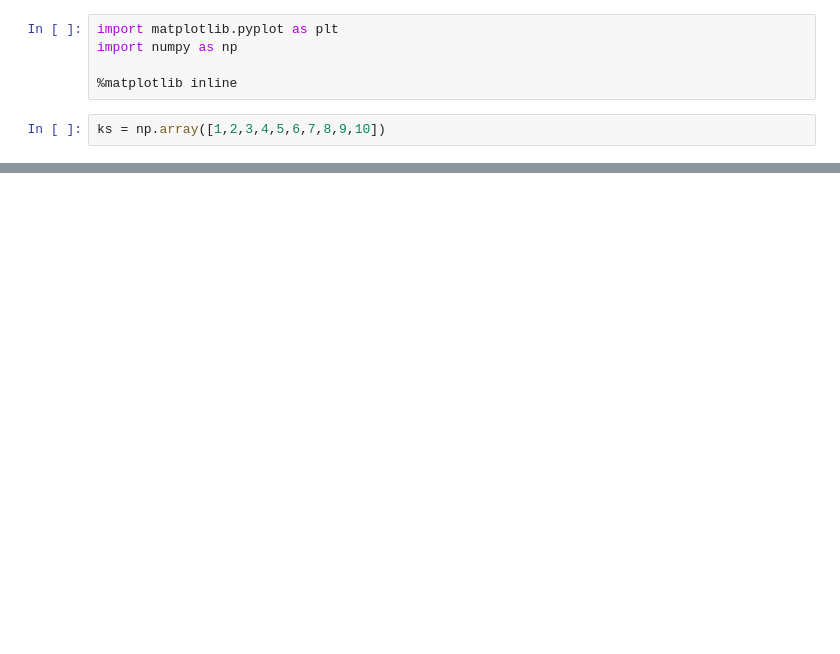
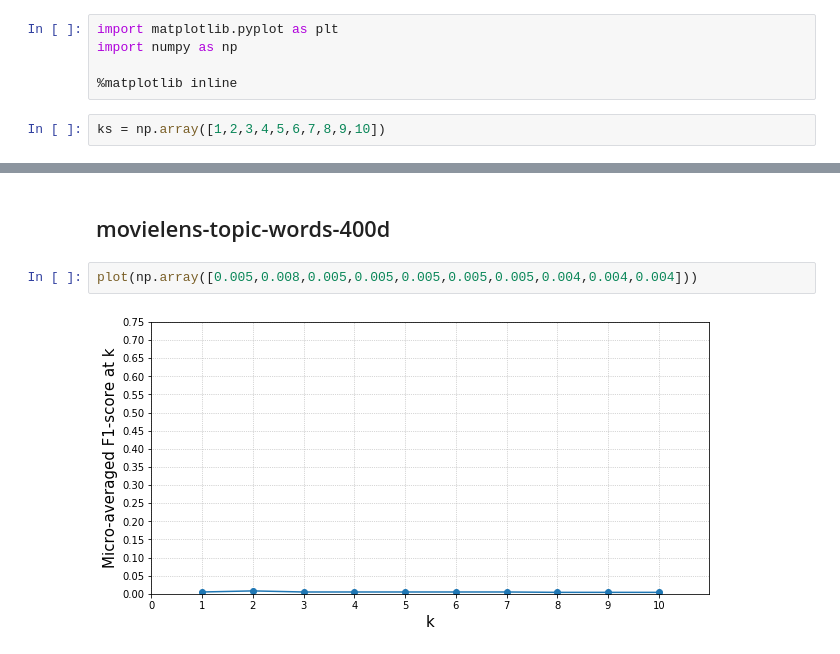
Before and after one commit to queirozfcom/auto-tagger, a Jupyter notebook: social-tags/notebooks/helper-scripts/plot-micro-f1-at-k.ipynb, the cells around one changed output, grey strips where cells are left out. Cells and saved outputs as stored; diff of their text form; blank space fills up the shorter version.

```diff
--- a/social-tags/notebooks/helper-scripts/plot-micro-f1-at-k.ipynb
+++ b/social-tags/notebooks/helper-scripts/plot-micro-f1-at-k.ipynb
@@ -52,0 +62,6 @@ plt.show()
+# %% [markdown]
+## movielens-topic-words-400d
+# %%
+plot(np.array([0.005,0.008,0.005,0.005,0.005,0.005,0.005,0.004,0.004,0.004]))
+# %% [output]
+[figure, added]
```
Also changed, not shown: parts of 10 cells of this notebook, 1 other file.
